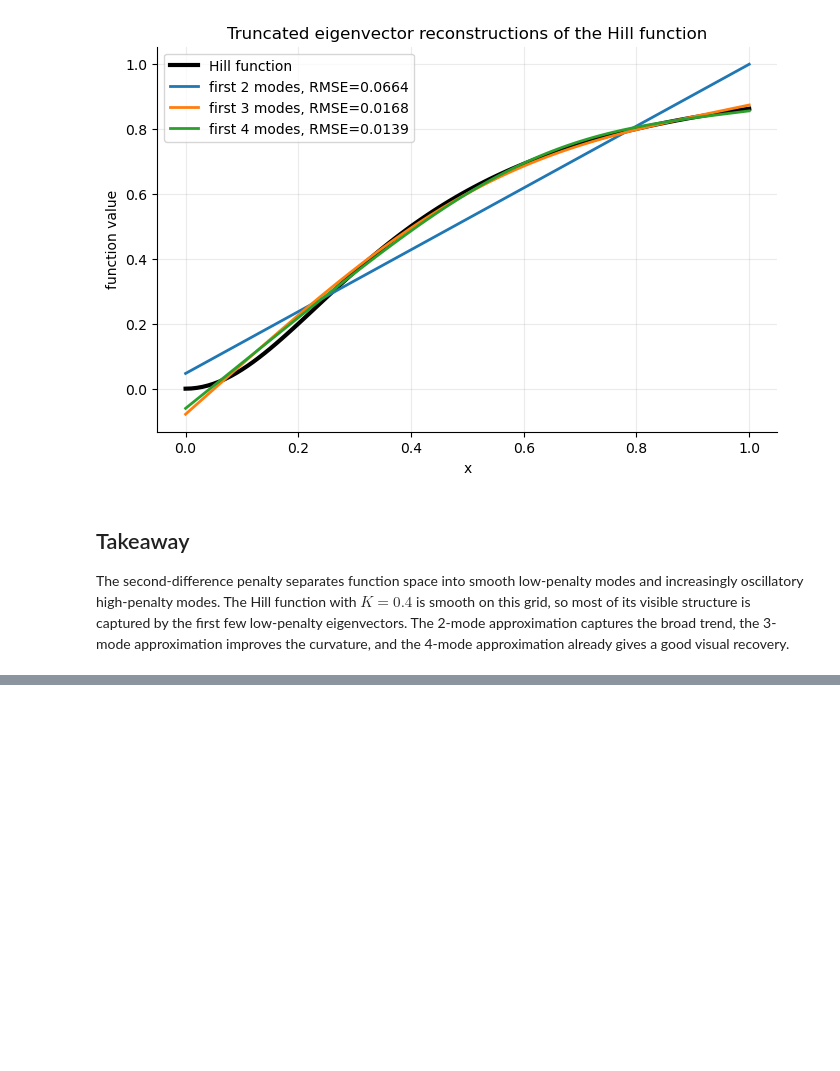
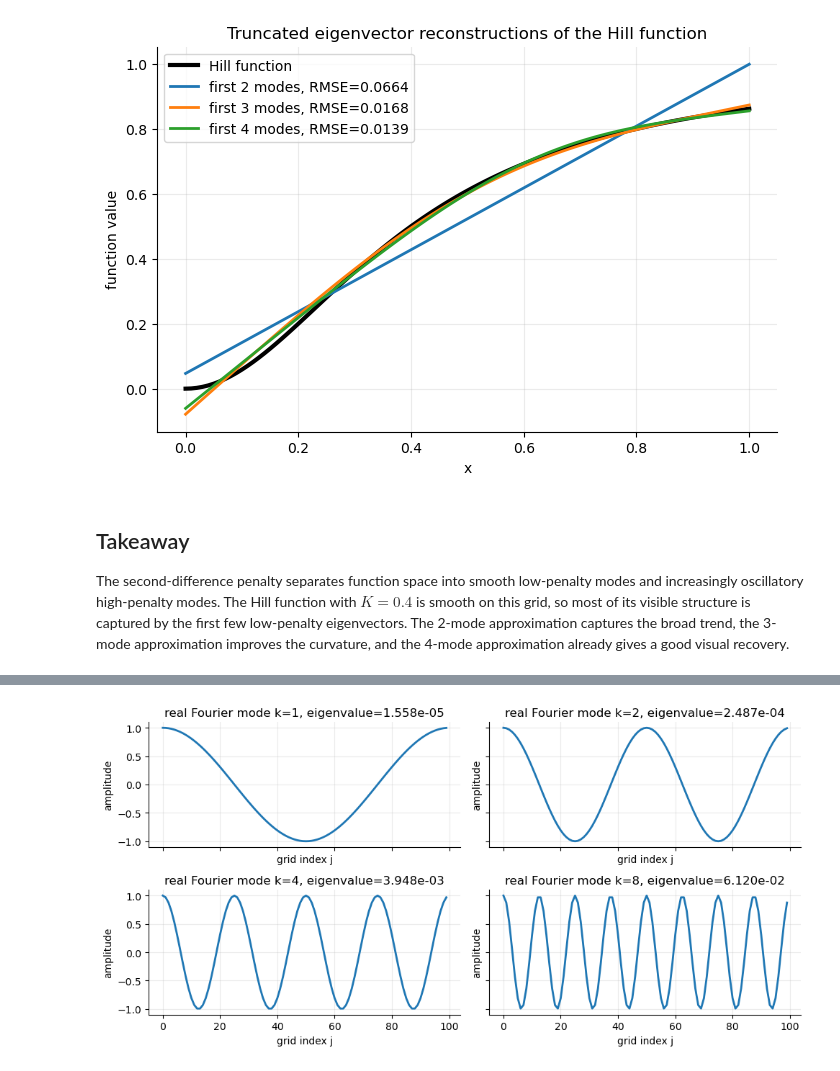
Before and after one commit to SHI200005/Examples, a Jupyter notebook: 2nd_difference/2nd_difference.ipynb, the cells around one changed output, grey strips where cells are left out. Cells and saved outputs as stored; diff of their text form; code cells hidden in the pictures; blank space fills up the shorter version.

```diff
--- a/2nd_difference/2nd_difference.ipynb
+++ b/2nd_difference/2nd_difference.ipynb
@@ -188,0 +256,16 @@ The second-difference penalty separates function space into smooth low-penalty m
+# %%
+fig, axes = plt.subplots(2, 2, figsize=(10, 5), sharex=True, sharey=True)
+fourier_modes_to_show = [1, 2, 4, 8]
+
+for ax, k in zip(axes.ravel(), fourier_modes_to_show):
+    mode = np.cos(2 * np.pi * k * j / N)
+    lam = 16 * np.sin(np.pi * k / N)**4
+    ax.plot(j, mode, linewidth=2)
+    ax.set_title(f"real Fourier mode k={k}, eigenvalue={lam:.3e}")
+    ax.set_xlabel("grid index j")
+    ax.set_ylabel("amplitude")
+
+fig.tight_layout()
+plt.show()
+# %% [output]
+[figure, added]
```
Also changed, not shown: parts of 6 cells of this notebook.
